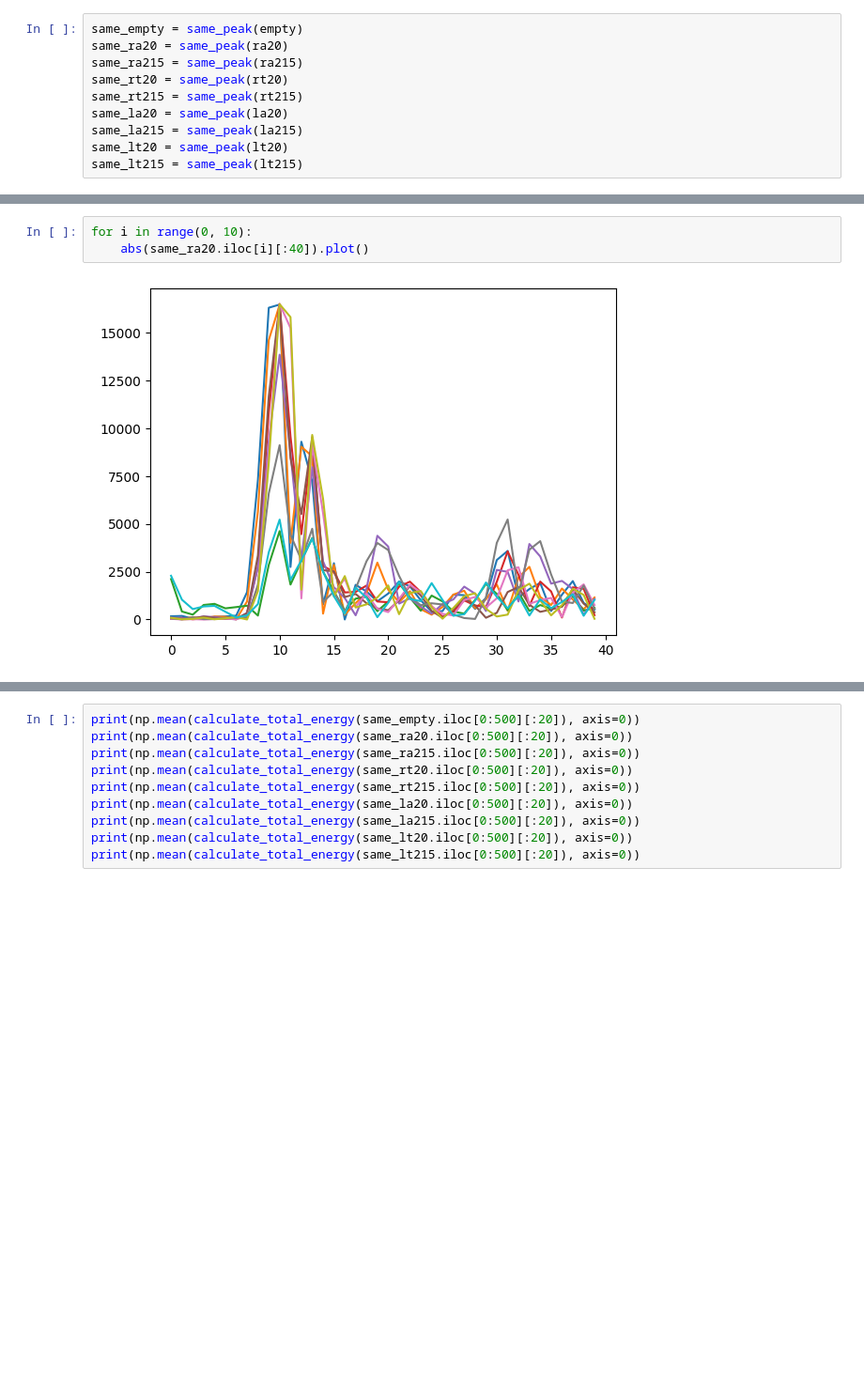
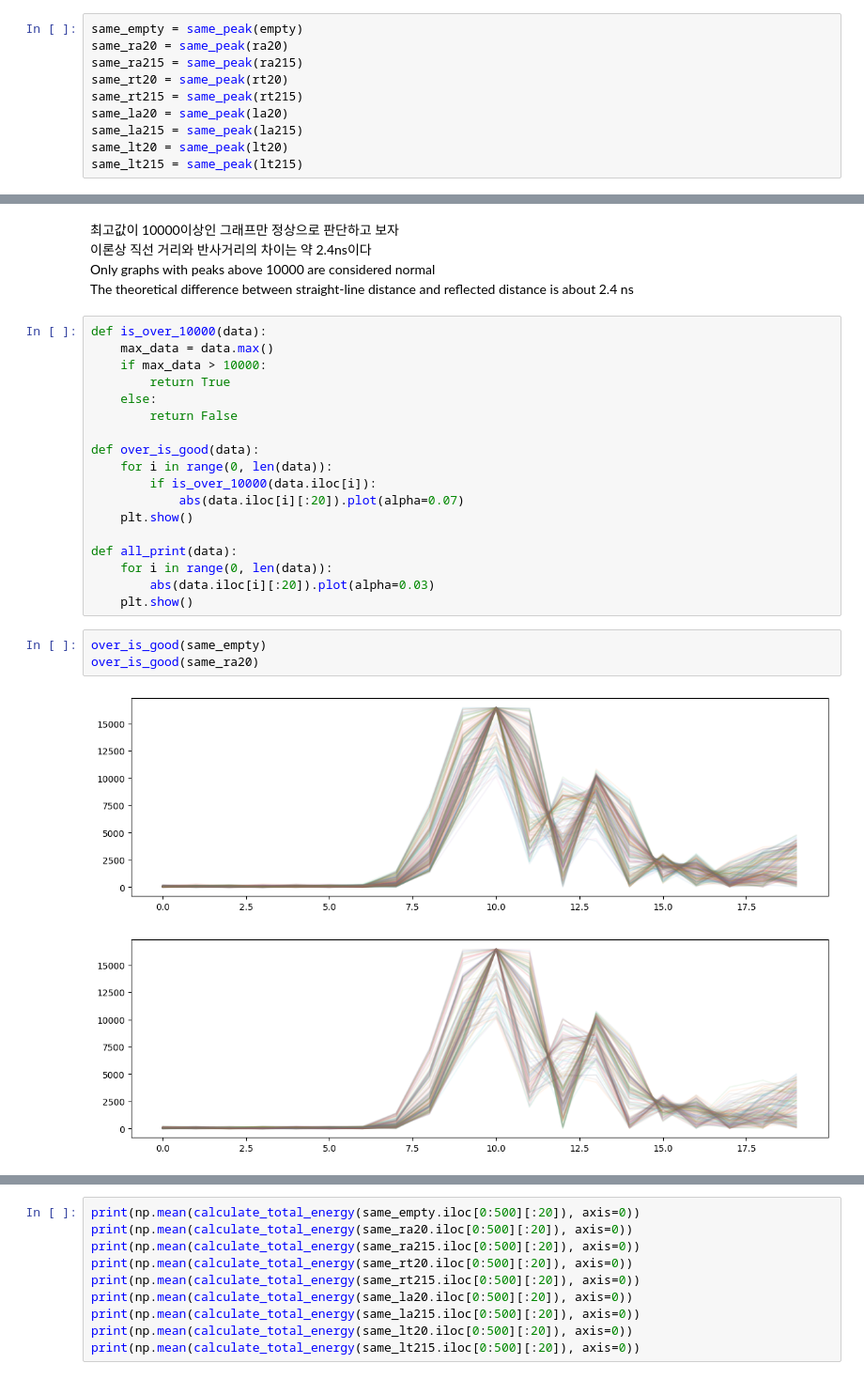
Before and after one commit to jkworldchampion/tag-less_tracking_with_uwb, a Jupyter notebook: angle_classification.ipynb, the cells around one changed output, grey strips where cells are left out. Shown at 94% size. Saved outputs shown, nothing was run; the diff lists cells and outputs as text; blank space fills up the shorter version.

```diff
--- a/angle_classification.ipynb
+++ b/angle_classification.ipynb
@@ -87,5 +102,29 @@ for i in range(0, 10):
-# %%
-for i in range(0, 10):
-    abs(same_ra20.iloc[i][:40]).plot()
-# %% [output]
-[figure, removed]
+# %% [markdown]
+최고값이 10000이상인 그래프만 정상으로 판단하고 보자
+이론상 직선 거리와 반사거리의 차이는 약 2.4ns이다
+Only graphs with peaks above 10000 are considered normal
+The theoretical difference between straight-line distance and reflected distance is about 2.4 ns
+# %%
+def is_over_10000(data):
+    max_data = data.max()
+    if max_data > 10000:
+        return True
+    else:
+        return False
+
+def over_is_good(data):
+    for i in range(0, len(data)):
+        if is_over_10000(data.iloc[i]):
+            abs(data.iloc[i][:20]).plot(alpha=0.07)
+    plt.show()
+
+def all_print(data):
+    for i in range(0, len(data)):
+        abs(data.iloc[i][:20]).plot(alpha=0.03)
+    plt.show()
+# %%
+over_is_good(same_empty)
+over_is_good(same_ra20)
+# %% [output]
+[figure, added]
+[figure, added]
```
Also changed, not shown: parts of 17 cells of this notebook.
